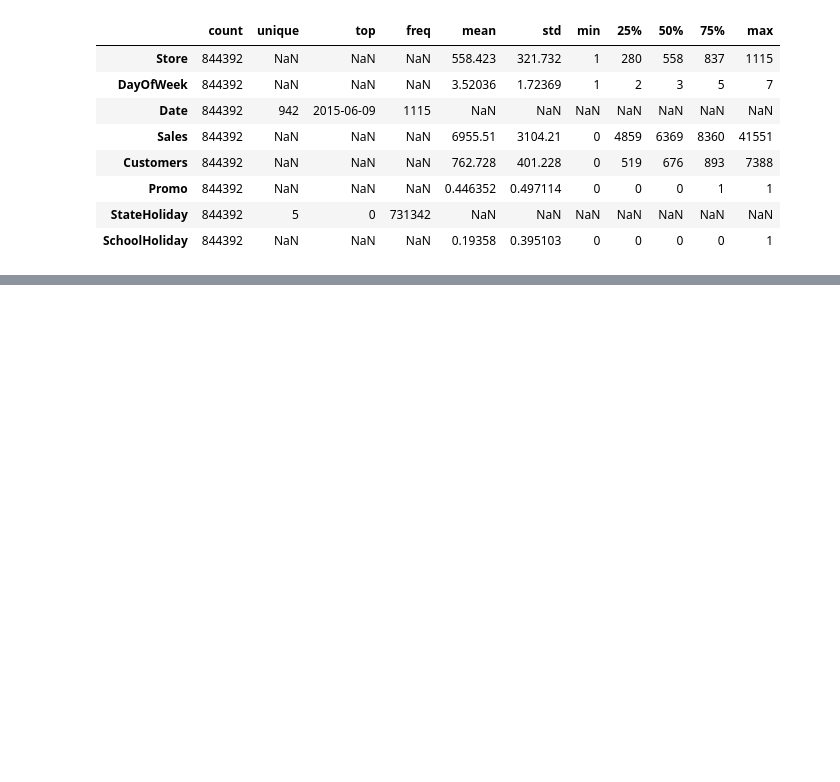
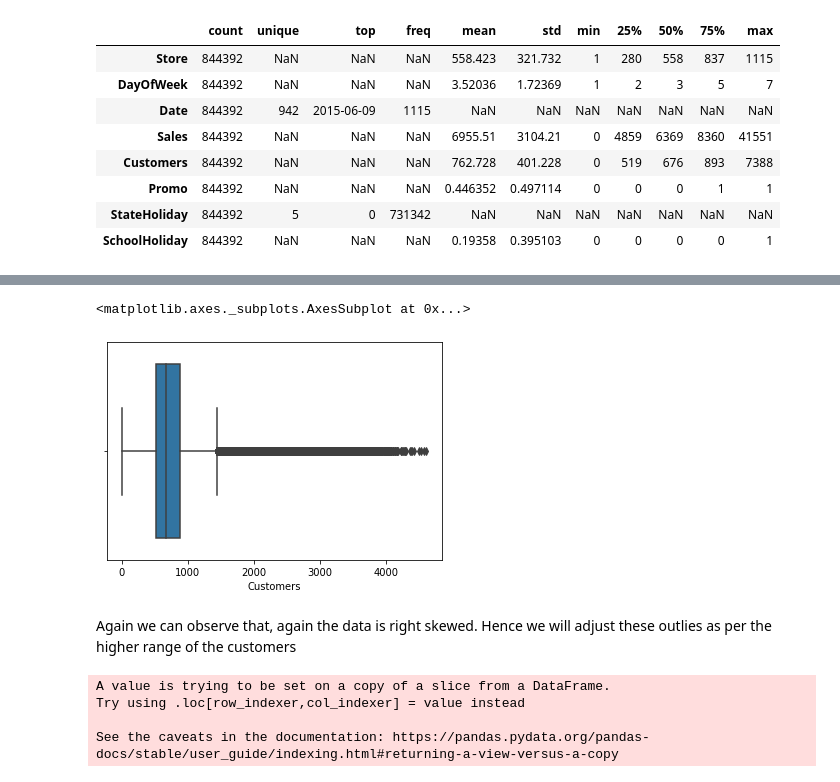
Before and after one commit to agrawalkunal2/RossmannSalesPrediction, a Jupyter notebook: Final_Capstone2_Kunal.ipynb, the cells around one changed output, grey strips where cells are left out. Saved outputs shown, nothing was run; the diff lists cells and outputs as text; code cells hidden in the pictures; blank space fills up the shorter version.

```diff
--- a/Final_Capstone2_Kunal.ipynb
+++ b/Final_Capstone2_Kunal.ipynb
@@ -163,0 +491,16 @@ rossman_df.describe(include="all").transpose()
+# %%
+# Customers
+sns.boxplot(data['Customers'])
+# %% [output]
+<matplotlib.axes._subplots.AxesSubplot at 0x...>
+[figure, added]
+# %% [markdown]
+Again we can observe that, again the data is right skewed. Hence we will adjust these outlies as per the higher range of the customers
+# %%
+# Adjusting customer outliers
+data['Customers']=np.where(data['Customers']> 1454.0,1454.0,data['Customers'])
+# %% [output]
+A value is trying to be set on a copy of a slice from a DataFrame.
+Try using .loc[row_indexer,col_indexer] = value instead
+
+See the caveats in the documentation: https://pandas.pydata.org/pandas-docs/stable/user_guide/indexing.html#returning-a-view-versus-a-copy
```
Also changed, not shown: parts of 57 cells of this notebook.
